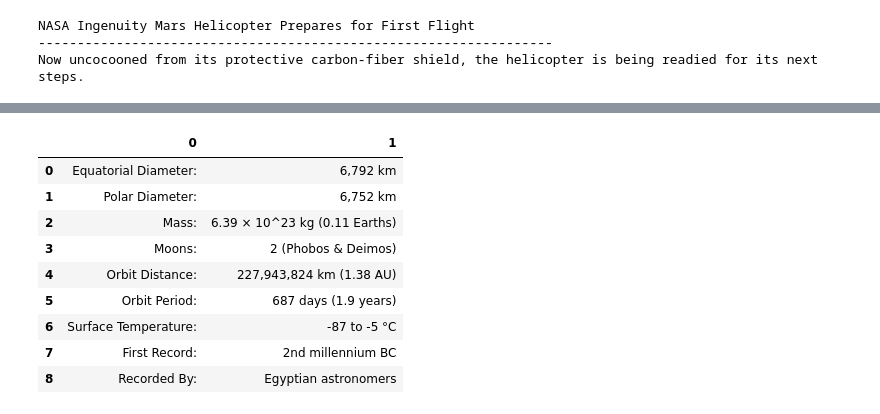
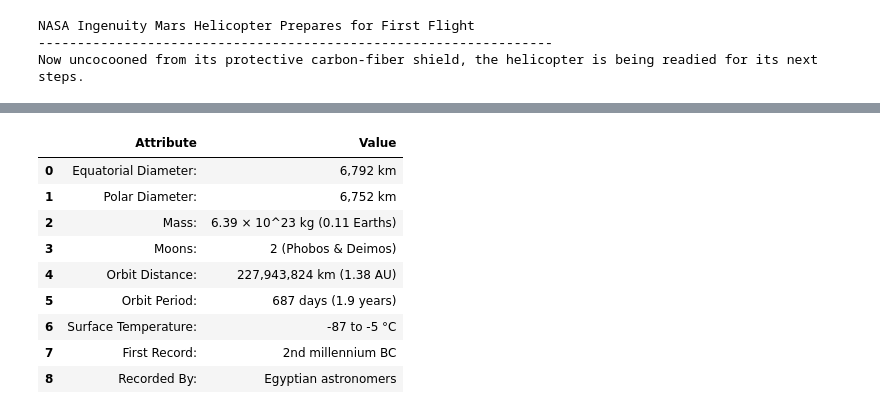
Before and after one commit to bminhas01/web-scraping-challenge, a Jupyter notebook: Mission_to_Mars/mission_to_mars.ipynb, the cells around one changed output, grey strips where cells are left out. Drawn from its saved outputs; the diff is of its cells as text; code cells hidden in the pictures.

```diff
--- a/Mission_to_Mars/mission_to_mars.ipynb
+++ b/Mission_to_Mars/mission_to_mars.ipynb
@@ -131,9 +131,10 @@ info_table
 # %%
 # Use indexing to retrieve only the required information
 info_df = info_table[0]
+info_df.rename(columns={0:'Attribute', 1: 'Value'}, inplace = True)
 info_df
 # %% [output]
-|  | 0 | 1 |
+|  | Attribute | Value |
 | 0 | Equatorial Diameter: | 6,792 km |
 | 1 | Polar Diameter: | 6,752 km |
 | 2 | Mass: | 6.39 × 10^23 kg (0.11 Earths) |
```
Also changed, not shown: parts of 7 cells of this notebook, 5 other files.
